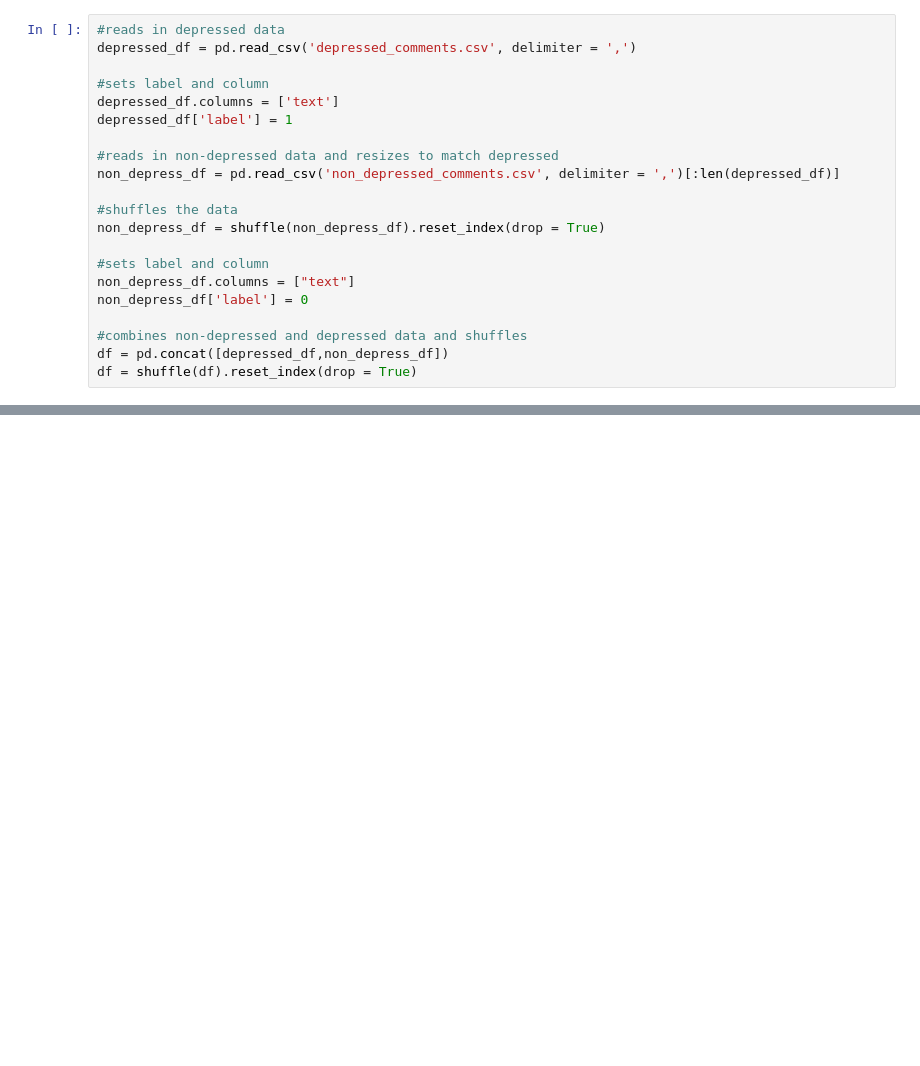
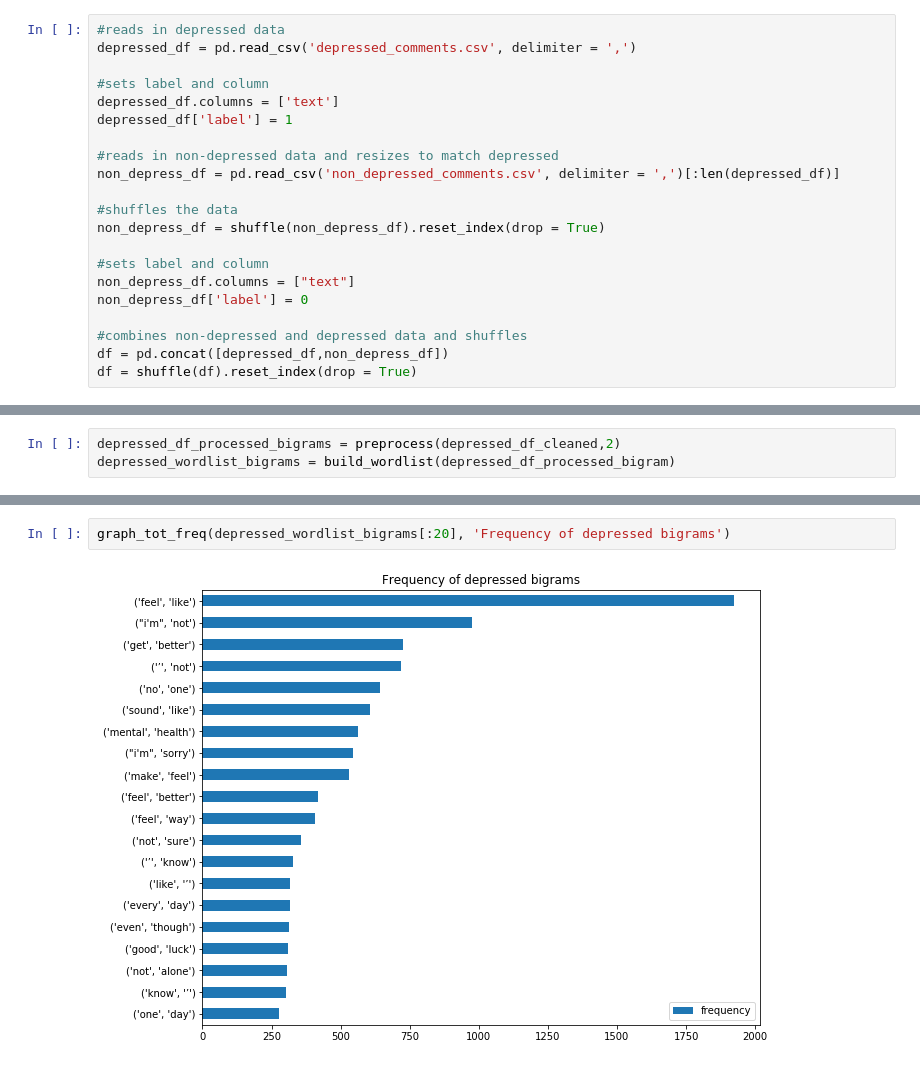
Before and after one commit to alexchung1233/reddit-depression-classification, a Jupyter notebook: reddit_depression_classifier.ipynb, the cells around one changed output, grey strips where cells are left out. Drawn from its saved outputs; the diff is of its cells as text; blank space fills up the shorter version.

```diff
--- a/reddit_depression_classifier.ipynb
+++ b/reddit_depression_classifier.ipynb
@@ -172,0 +171,3 @@ depressed_df_processed.head()
+# %%
+depressed_df_processed_bigrams = preprocess(depressed_df_cleaned,2)
+depressed_wordlist_bigrams = build_wordlist(depressed_df_processed_bigram)
@@ -173 +178,5 @@ depressed_df_processed.head()
+# %%
+graph_tot_freq(depressed_wordlist_bigrams[:20], 'Frequency of depressed bigrams')
+# %% [output]
+[figure, added]
 # %%
```
Also changed, not shown: parts of 17 cells of this notebook.
